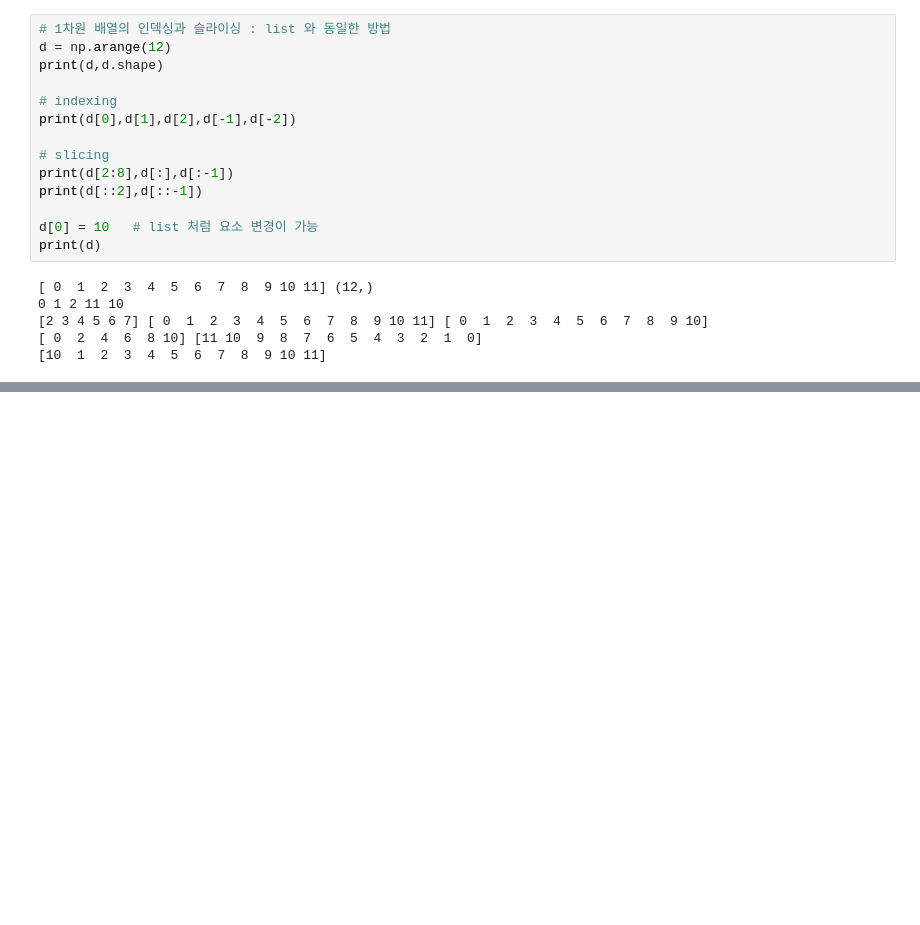
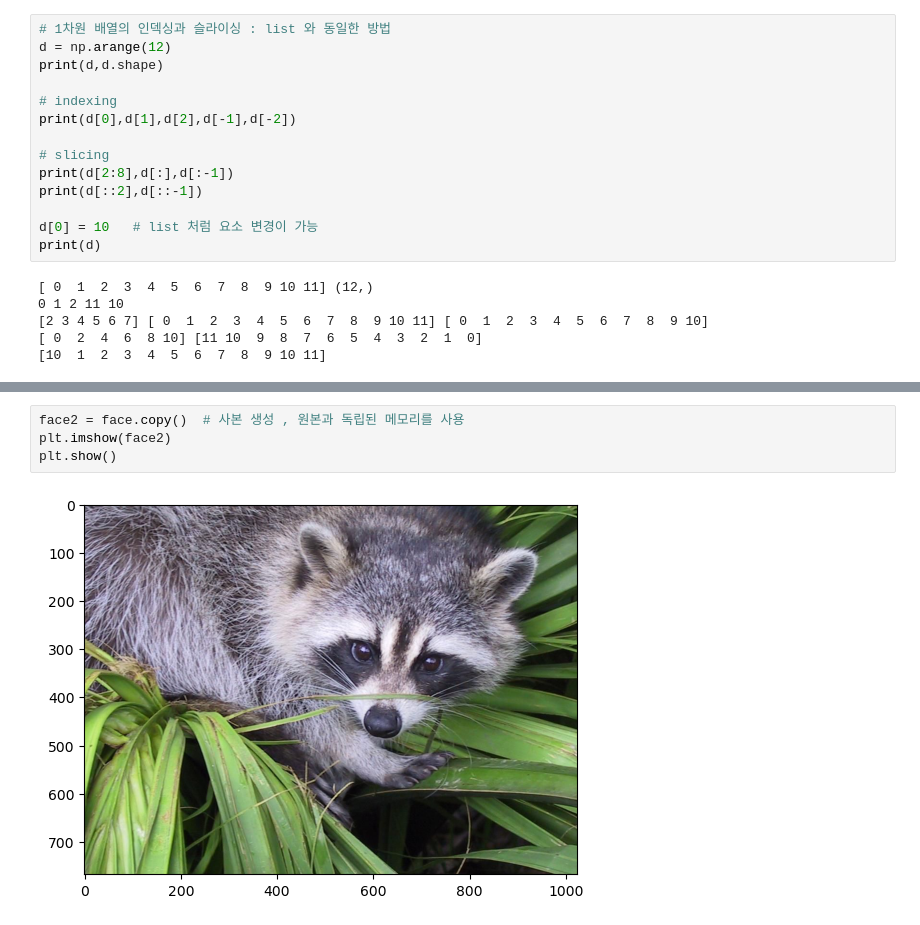
Before and after one commit to digicope/opencv_0324, a Jupyter notebook: 01_Python과 API의 기초/07_numpy_basic.ipynb, the cells around one changed output, grey strips where cells are left out. Cells and saved outputs as stored; diff of their text form; blank space fills up the shorter version.

```diff
--- a/01_Python과 API의 기초/07_numpy_basic.ipynb
+++ b/01_Python과 API의 기초/07_numpy_basic.ipynb
@@ -144,0 +315,6 @@ print(d[2,1])   # 9
+# %%
+face2 = face.copy()  # 사본 생성 , 원본과 독립된 메모리를 사용
+plt.imshow(face2)
+plt.show()
+# %% [output]
+[figure, added]
```
Also changed, not shown: parts of 9 cells of this notebook.
